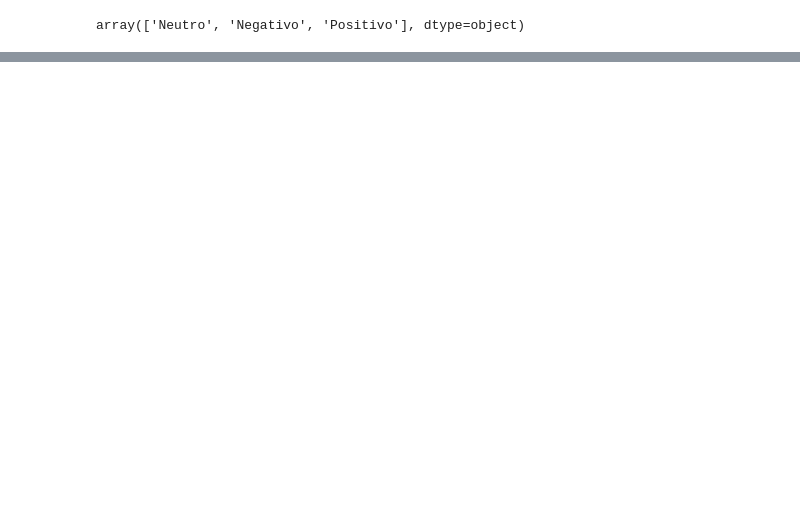
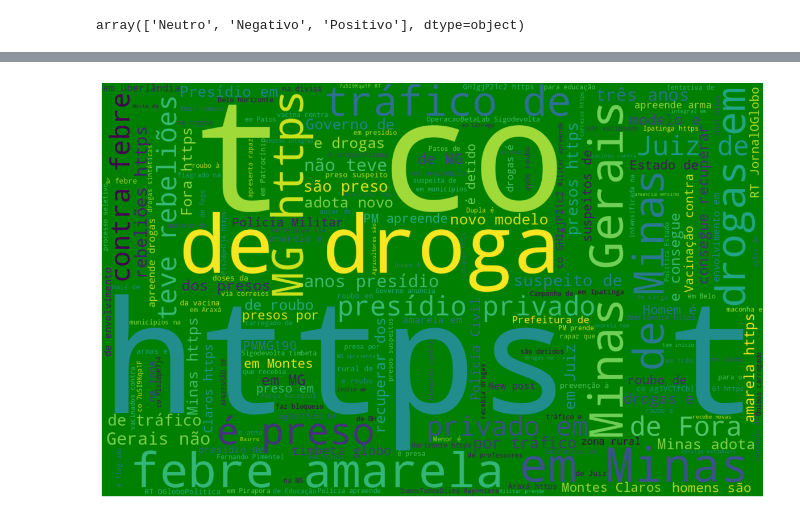
Before and after one commit to Brunorreis123/data_science, a Jupyter notebook: sentiment_analysis.ipynb, the cells around one changed output, grey strips where cells are left out. Cells and saved outputs as stored; diff of their text form; code cells hidden in the pictures; blank space fills up the shorter version.

```diff
--- a/sentiment_analysis.ipynb
+++ b/sentiment_analysis.ipynb
@@ -539,0 +550,11 @@ Grafico_Balanco_02.show()
+# %%
+# Função para calcular o tamanho
+def Quantidade_Palavras( Texto ):
+  Quebrar = Texto.split()
+  Quantidade = len(Quebrar)
+  return Quantidade
+
+Base_Dados['Quantidade_Palavras'] = Base_Dados['Text'].apply(Quantidade_Palavras)
+
+# Verificando
+Base_Dados.head()
@@ -539,0 +606,18 @@ Grafico_Balanco_02.show()
+# %%
+# Criando uma wordcloud
+# 1º Concatenar o texto em uma unica string
+
+# Variavel
+Concatenar = ''
+
+# loop no texto
+for Loop in Base_Dados['Text']:
+
+
+  # Loop para concatenar
+  for Palavra in Loop.split():
+
+    # Juntando as palavras
+    Concatenar = Concatenar + '' + Palavra
+
+print(f'Quantidade de palavras concatenadas { len(Concatenar )}')
@@ -539,0 +695,14 @@ Grafico_Balanco_02.show()
+# %%
+# Nuvem de Palavras Positivas
+
+# Instanciando a nuvem de palavras
+Nuvem_Palavras = WordCloud( width=1600, height=1000, background_color='green' ).generate( Palavras_Positivas )
+
+# Tamanho
+Figura, Eixo = plt.subplots( figsize=(15, 17))
+# Plot
+Eixo.imshow( Nuvem_Palavras , interpolation='bilinear' )
+# Desativando os grids
+Eixo.set_axis_off()
+# %% [output]
+[figure, added]
```
Also changed, not shown: parts of 22 cells of this notebook.
